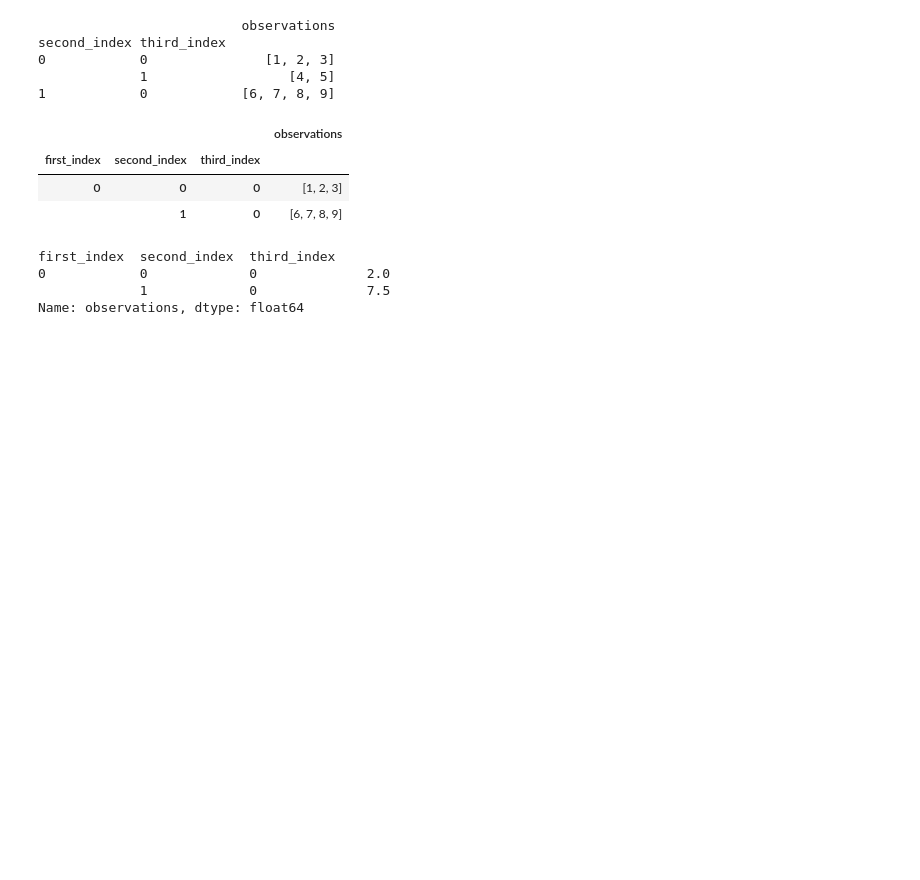
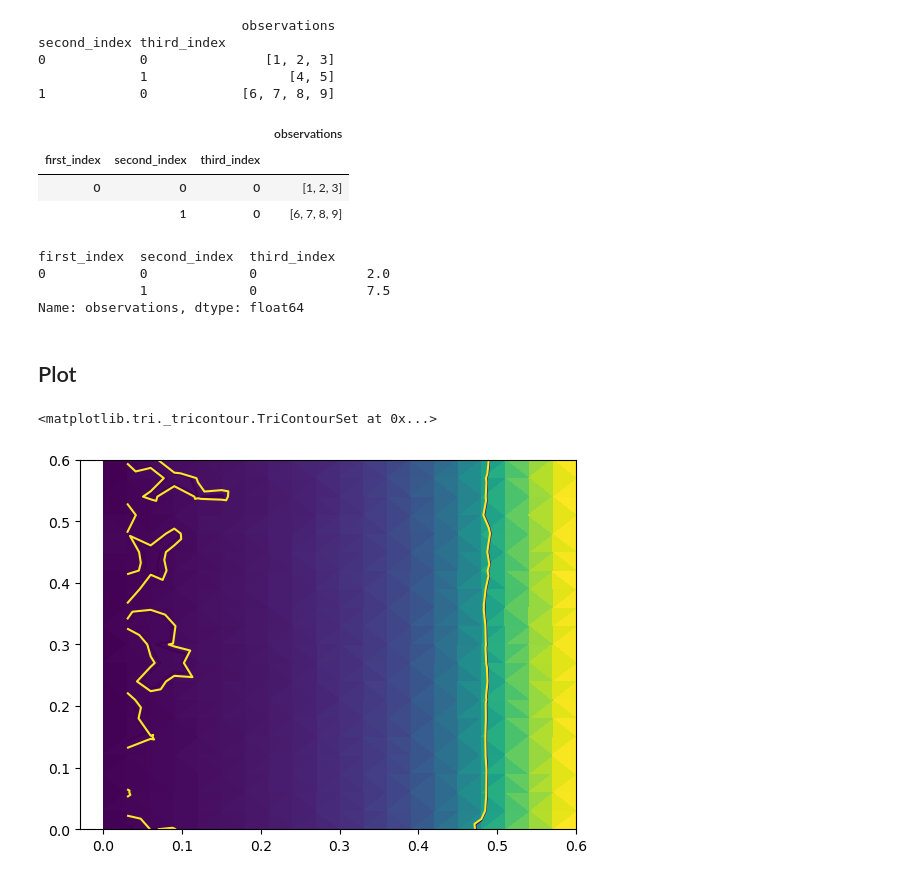
Before and after one commit to hainingpan/control_transition, a Jupyter notebook: combine.ipynb, the cells around one changed output. Cells and saved outputs as stored; diff of their text form; code cells hidden in the pictures; blank space fills up the shorter version.

```diff
--- a/combine.ipynb
+++ b/combine.ipynb
@@ -250,3 +267,7 @@ first_index  second_index  third_index
 0            0             0              2.0
              1             0              7.5
 Name: observations, dtype: float64
+# %% [markdown]
+## Plot
+# %%
+dd_O={L:df.xs(key='O',level='Metrics').xs(key=L,level='L')['observations'].apply(lambda obs: sum(obs) / len(obs) if obs else None) for L in [12,16,20]}
@@ -252,0 +276,8 @@ Name: observations, dtype: float64
+# %%
+diff_O=(dd_O[16]-dd_O[20]).dropna()
+# %%
+plt.tripcolor(dd_O[12].index.get_level_values('p_ctrl'),dd_O[12].index.get_level_values('p_proj'),dd_O[12])
+plt.tricontour(diff_O.index.get_level_values('p_ctrl'),diff_O.index.get_level_values('p_proj'),diff_O,levels=[0,0.001],)
+# %% [output]
+<matplotlib.tri._tricontour.TriContourSet at 0x...>
+[figure, added]
```
Also changed, not shown: parts of 23 cells of this notebook.
